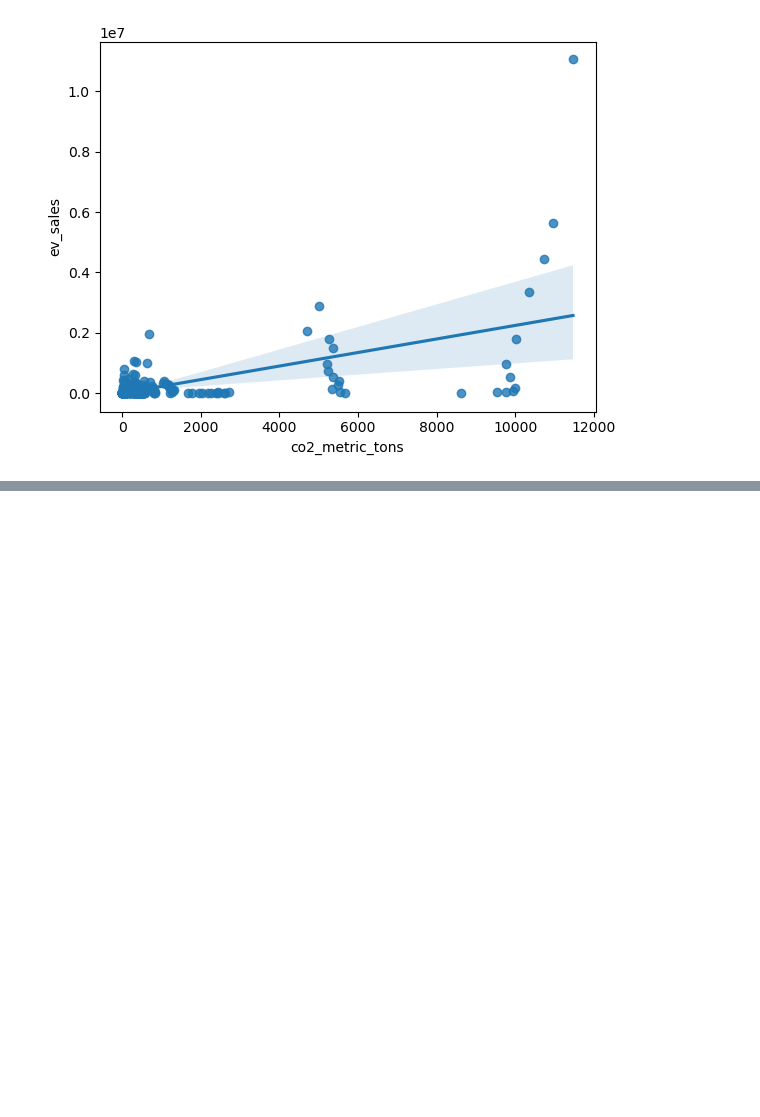
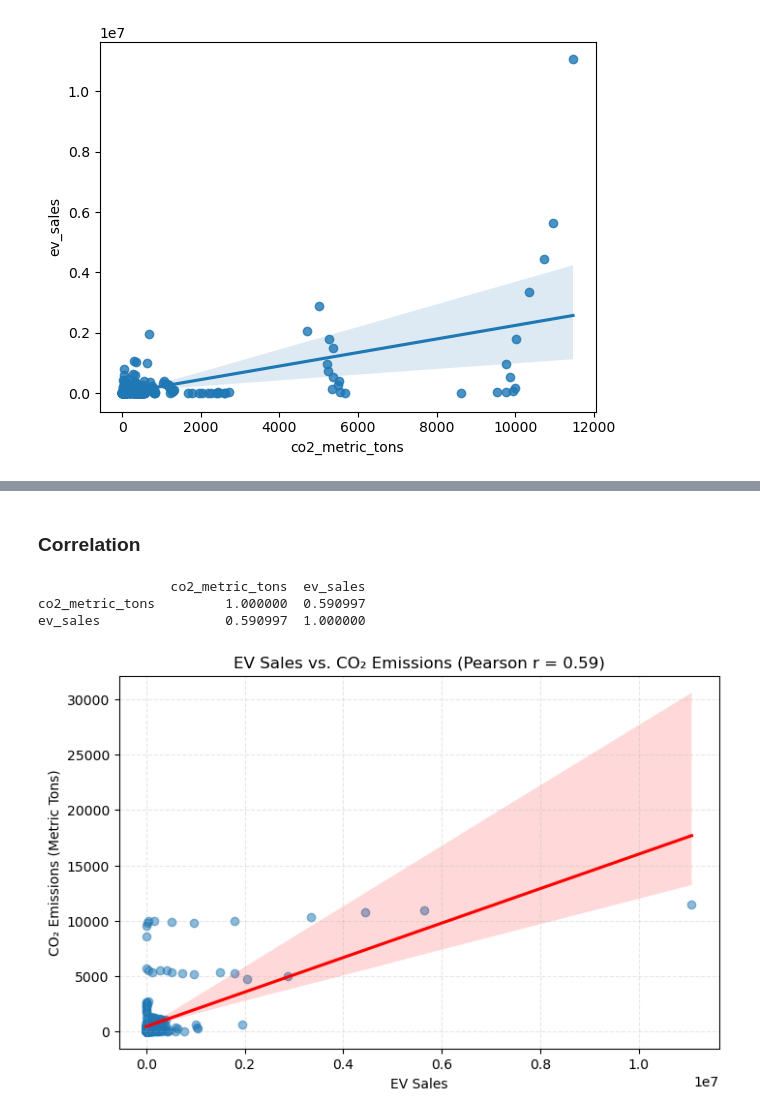
Before and after one commit to TebasMartinez/mini-project-sql-database, a Jupyter notebook: Data Visualization.ipynb, the cells around one changed output, grey strips where cells are left out. Drawn from its saved outputs; the diff is of its cells as text; code cells hidden in the pictures; blank space fills up the shorter version.

```diff
--- a/Data Visualization.ipynb
+++ b/Data Visualization.ipynb
@@ -168,0 +201,18 @@ sns.regplot(x="co2_metric_tons", y="ev_sales", data=ev_co)
+# %% [markdown]
+### Correlation
+# %%
+overall_corr = ev_co[['co2_metric_tons', 'ev_sales']].corr(method='pearson')
+print(overall_corr)
+plt.figure(figsize=(8, 5))
+sns.regplot(data=ev_co, x='ev_sales', y='co2_metric_tons',
+            scatter_kws={'alpha':0.5}, line_kws={'color':'red'})
+plt.title("EV Sales vs. CO₂ Emissions (Pearson r = {:.2f})".format(overall_corr.iloc[0, 1]))
+plt.xlabel("EV Sales")
+plt.ylabel("CO₂ Emissions (Metric Tons)")
+plt.grid(True, linestyle='--', alpha=0.3)
+plt.show()
+# %% [output]
+                 co2_metric_tons  ev_sales
+co2_metric_tons         1.000000  0.590997
+ev_sales                0.590997  1.000000
+[figure, added]
```
Also changed, not shown: parts of 4 cells of this notebook.
